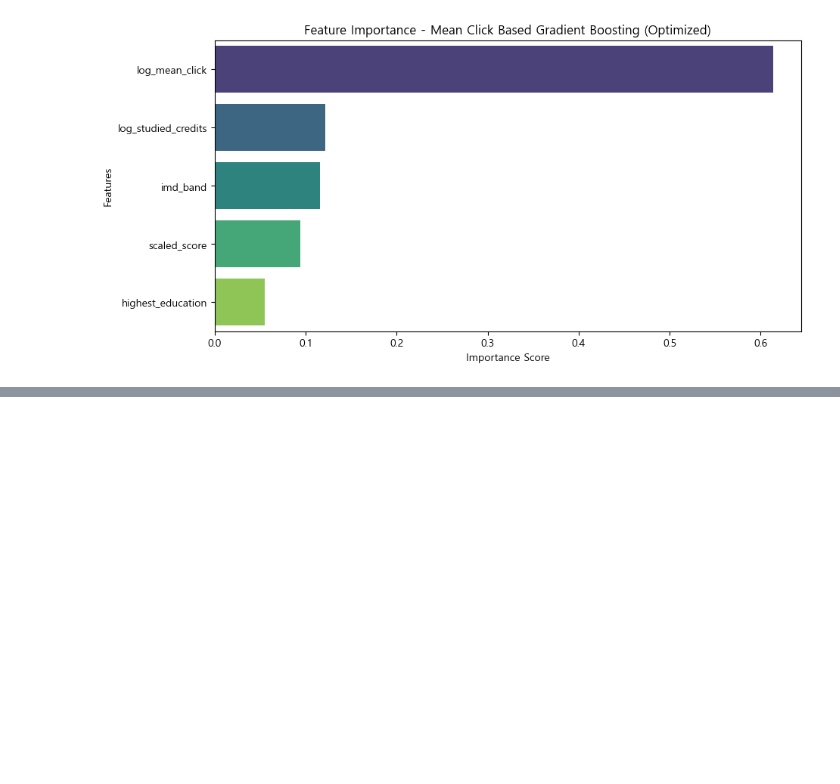
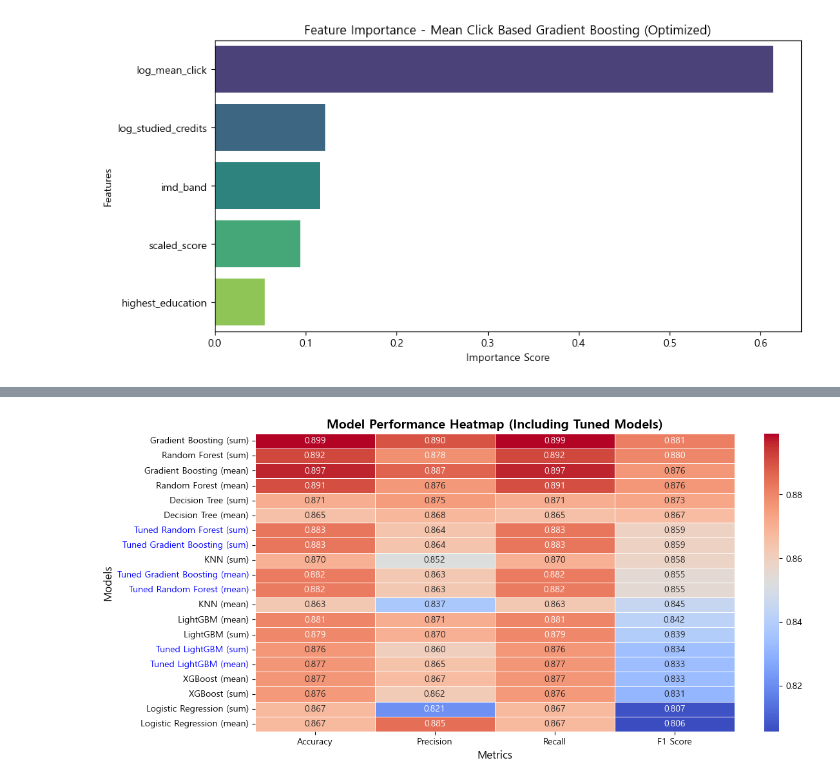
Before and after one commit to SKNETWORKS-FAMILY-AICAMP/SKN09-2nd-1Team, a Jupyter notebook: student_attrition_prediction.ipynb, the cells around one changed output, grey strips where cells are left out. Drawn from its saved outputs; the diff is of its cells as text; code cells hidden in the pictures; blank space fills up the shorter version.

```diff
--- a/student_attrition_prediction.ipynb
+++ b/student_attrition_prediction.ipynb
@@ -840,0 +985,42 @@ Passing `palette` without assigning `hue` is deprecated and will be removed in v
+# %%
+tuned_models_results = [
+    ("Tuned Gradient Boosting (sum)", y_test, y_pred_best_sum),
+    ("Tuned Gradient Boosting (mean)", y_test, y_pred_best_mean),
+    ("Tuned LightGBM (sum)", y_test, turned_lgbm_sum_model.predict(sum_x_test)),
+    ("Tuned LightGBM (mean)", y_test, turned_lgbm_mean_model.predict(mean_x_test)),
+    ("Tuned Random Forest (sum)", y_test, turned_rf_sum_model.predict(sum_x_test)),
+    ("Tuned Random Forest (mean)", y_test, turned_rf_mean_model.predict(mean_x_test))
+]
+
+tuned_model_results = []
+
+for model_name, y_test, y_pred in tuned_models_results:
+    accuracy = accuracy_score(y_test, y_pred)
+    precision = precision_score(y_test, y_pred, average='weighted')
+    recall = recall_score(y_test, y_pred, average='weighted')
+    f1 = f1_score(y_test, y_pred, average='weighted')
+
+    tuned_model_results.append([model_name, accuracy, precision, recall, f1])
+
+tuned_metrics_df = pd.DataFrame(tuned_model_results, columns=["Model", "Accuracy", "Precision", "Recall", "F1 Score"])
+merged_metrics_df = pd.concat([metrics_df, tuned_metrics_df], ignore_index=True)
+
+metrics_df_numeric = merged_metrics_df.set_index("Model").select_dtypes(include=["number"])
+metrics_df_numeric = metrics_df_numeric.sort_values(by="F1 Score", ascending=False)
+
+plt.figure(figsize=(12, 6))
+ax = sns.heatmap(metrics_df_numeric, annot=True, fmt=".3f", cmap="coolwarm", linewidths=0.5, cbar=True)
+
+tuned_model_names = tuned_metrics_df["Model"].tolist()
+
+for label in ax.get_yticklabels():
+    if label.get_text() in tuned_model_names:
+        label.set_color("blue")
+
+plt.title("Model Performance Heatmap (Including Tuned Models)", fontsize=14, fontweight='bold')
+plt.xlabel("Metrics", fontsize=12)
+plt.ylabel("Models", fontsize=12)
+
+plt.show()
+# %% [output]
+[figure, added]
```
Also changed, not shown: parts of 10 cells of this notebook.
